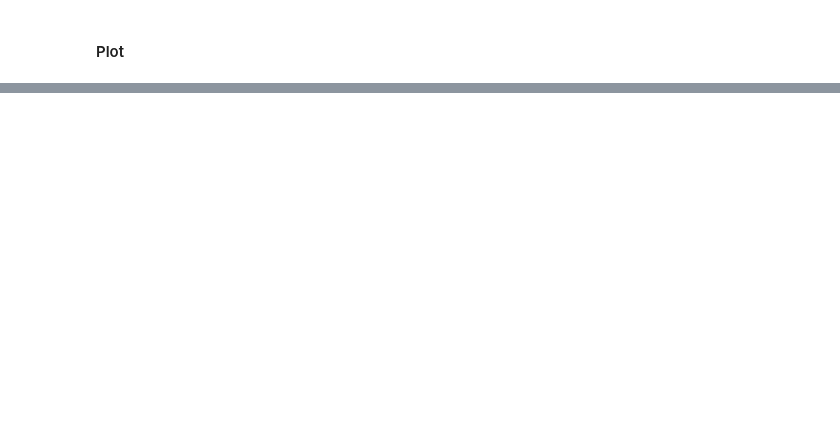
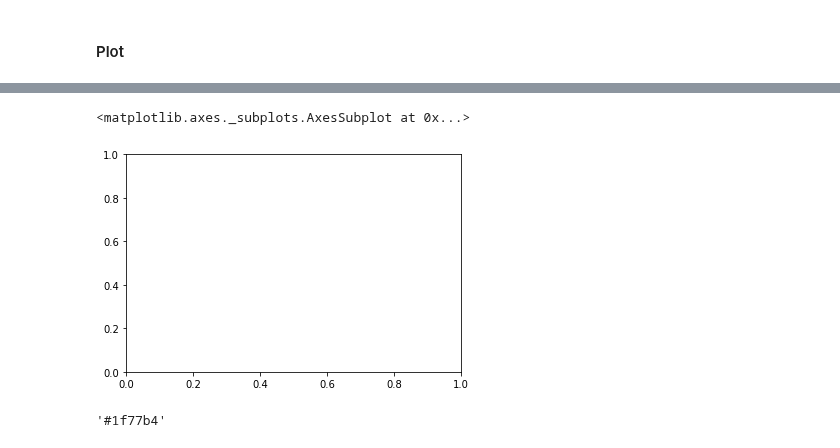
Before and after one commit to OliverEvans96/kelp, a Jupyter notebook: code/python/ManufacturedSolution.ipynb, the cells around one changed output, grey strips where cells are left out. Cells and saved outputs as stored; diff of their text form; code cells hidden in the pictures; blank space fills up the shorter version.

```diff
--- a/code/python/ManufacturedSolution.ipynb
+++ b/code/python/ManufacturedSolution.ipynb
@@ -1113,0 +1168,9 @@ plt.legend()
+# %%
+plt.gca()
+# %% [output]
+<matplotlib.axes._subplots.AxesSubplot at 0x...>
+[figure, added]
+# %%
+l.get_color()
+# %% [output]
+'#1f77b4'
```
Also changed, not shown: parts of 6 cells of this notebook.
